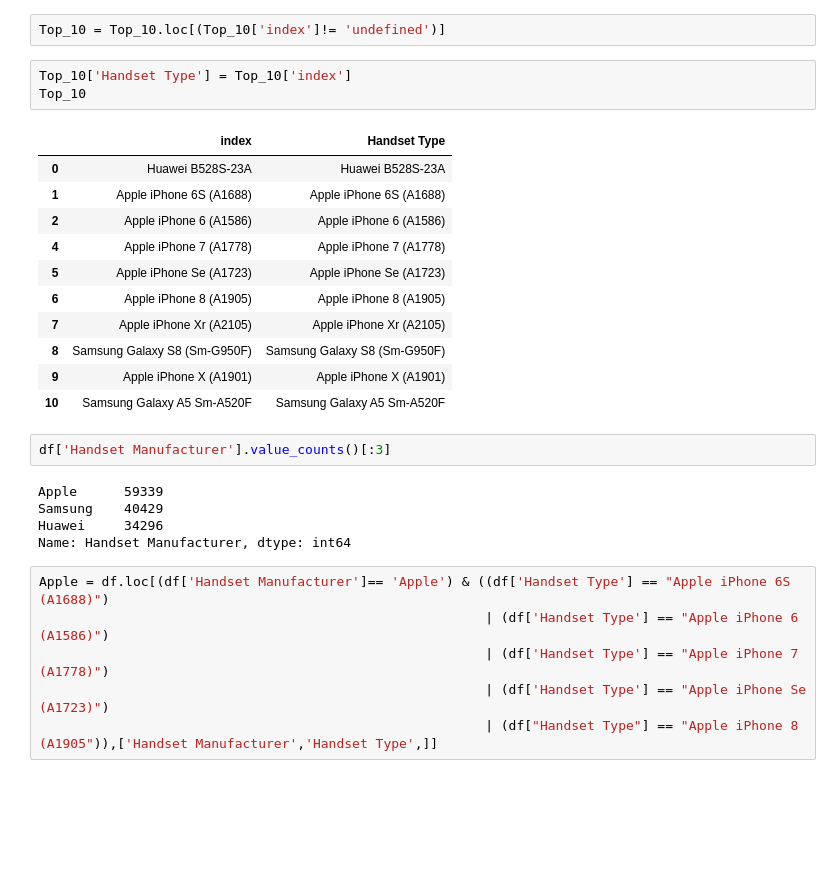
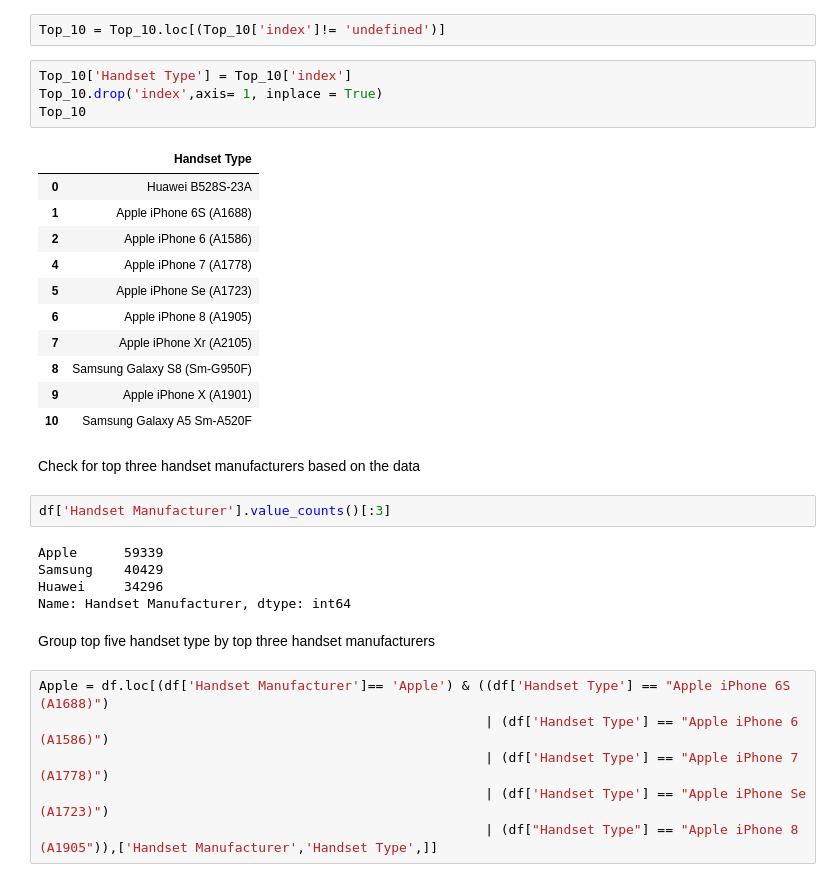
Before and after one commit to follynamylus/Telecommunication, a Jupyter notebook: notebooks/Task 1.ipynb, the cells around one changed output. Saved outputs shown, nothing was run; the diff lists cells and outputs as text; blank space fills up the shorter version.

```diff
--- a/notebooks/Task 1.ipynb
+++ b/notebooks/Task 1.ipynb
@@ -112,19 +133,22 @@ Top_10 = Top_10.reset_index()
 Top_10 = Top_10.loc[(Top_10['index']!= 'undefined')]
 # %%
 Top_10['Handset Type'] = Top_10['index']
+Top_10.drop('index',axis= 1, inplace = True)
 Top_10
 # %% [output]
-|  | index | Handset Type |
-| 0 | Huawei B528S-23A | Huawei B528S-23A |
-| 1 | Apple iPhone 6S (A1688) | Apple iPhone 6S (A1688) |
-| 2 | Apple iPhone 6 (A1586) | Apple iPhone 6 (A1586) |
-| 4 | Apple iPhone 7 (A1778) | Apple iPhone 7 (A1778) |
-| 5 | Apple iPhone Se (A1723) | Apple iPhone Se (A1723) |
-| 6 | Apple iPhone 8 (A1905) | Apple iPhone 8 (A1905) |
-| 7 | Apple iPhone Xr (A2105) | Apple iPhone Xr (A2105) |
-| 8 | Samsung Galaxy S8 (Sm-G950F) | Samsung Galaxy S8 (Sm-G950F) |
-| 9 | Apple iPhone X (A1901) | Apple iPhone X (A1901) |
-| 10 | Samsung Galaxy A5 Sm-A520F | Samsung Galaxy A5 Sm-A520F |
+|  | Handset Type |
+| 0 | Huawei B528S-23A |
+| 1 | Apple iPhone 6S (A1688) |
+| 2 | Apple iPhone 6 (A1586) |
+| 4 | Apple iPhone 7 (A1778) |
+| 5 | Apple iPhone Se (A1723) |
+| 6 | Apple iPhone 8 (A1905) |
+| 7 | Apple iPhone Xr (A2105) |
+| 8 | Samsung Galaxy S8 (Sm-G950F) |
+| 9 | Apple iPhone X (A1901) |
+| 10 | Samsung Galaxy A5 Sm-A520F |
+# %% [markdown]
+Check for top three handset manufacturers based on the data
 # %%
 df['Handset Manufacturer'].value_counts()[:3]
 # %% [output]
@@ -132,6 +156,8 @@ Apple      59339
 Samsung    40429
 Huawei     34296
 Name: Handset Manufacturer, dtype: int64
+# %% [markdown]
+Group top five handset type by top three handset manufacturers
 # %%
 Apple = df.loc[(df['Handset Manufacturer']== 'Apple') & ((df['Handset Type'] == "Apple iPhone 6S (A1688)")
                                                          | (df['Handset Type'] == "Apple iPhone 6 (A1586)")
```
Also changed, not shown: parts of 34 cells of this notebook.
